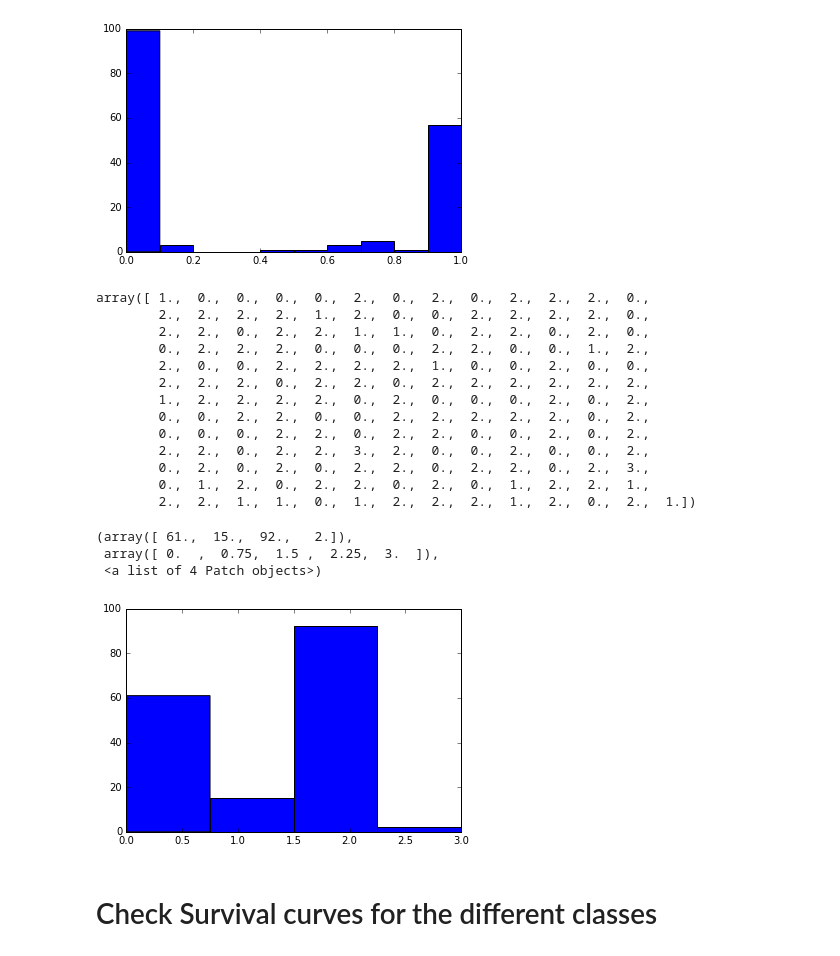
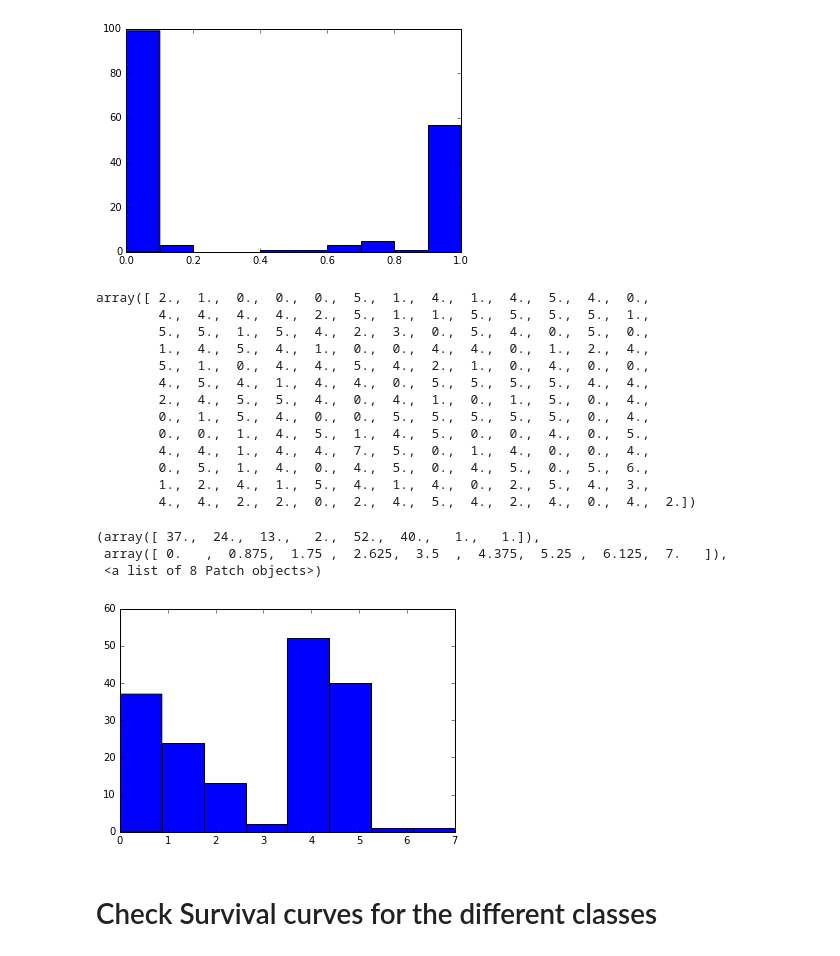
Before and after one commit to glgerard/MDBN, a Jupyter notebook: notebooks/Display Output Layers (Run 2016-12-21_0840)-AML.ipynb, the cells around one changed output. Cells and saved outputs as stored; diff of their text form; code cells hidden in the pictures.

```diff
--- a/notebooks/Display Output Layers (Run 2016-12-21_0840)-AML.ipynb
+++ b/notebooks/Display Output Layers (Run 2016-12-21_0840)-AML.ipynb
@@ -77,7 +75,7 @@ plt.hist(top_output[:,2])
  <a list of 10 Patch objects>)
 [figure]
 # %%
-code = (top_output[:,0:2] > 0.5) * np.ones_like(top_output[:,0:2])
+code = (top_output[:,0:3] > 0.5) * np.ones_like(top_output[:,0:3])
 # %%
 from utils import find_unique_classes
 U = find_unique_classes(code)
@@ -85,26 +83,26 @@ cl = U[0]
 # %%
 cl
 # %% [output]
-array([ 1.,  0.,  0.,  0.,  0.,  2.,  0.,  2.,  0.,  2.,  2.,  2.,  0.,
-        2.,  2.,  2.,  2.,  1.,  2.,  0.,  0.,  2.,  2.,  2.,  2.,  0.,
-        2.,  2.,  0.,  2.,  2.,  1.,  1.,  0.,  2.,  2.,  0.,  2.,  0.,
-        0.,  2.,  2.,  2.,  0.,  0.,  0.,  2.,  2.,  0.,  0.,  1.,  2.,
-        2.,  0.,  0.,  2.,  2.,  2.,  2.,  1.,  0.,  0.,  2.,  0.,  0.,
-        2.,  2.,  2.,  0.,  2.,  2.,  0.,  2.,  2.,  2.,  2.,  2.,  2.,
-        1.,  2.,  2.,  2.,  2.,  0.,  2.,  0.,  0.,  0.,  2.,  0.,  2.,
-        0.,  0.,  2.,  2.,  0.,  0.,  2.,  2.,  2.,  2.,  2.,  0.,  2.,
-        0.,  0.,  0.,  2.,  2.,  0.,  2.,  2.,  0.,  0.,  2.,  0.,  2.,
-        2.,  2.,  0.,  2.,  2.,  3.,  2.,  0.,  0.,  2.,  0.,  0.,  2.,
-        0.,  2.,  0.,  2.,  0.,  2.,  2.,  0.,  2.,  2.,  0.,  2.,  3.,
-        0.,  1.,  2.,  0.,  2.,  2.,  0.,  2.,  0.,  1.,  2.,  2.,  1.,
-        2.,  2.,  1.,  1.,  0.,  1.,  2.,  2.,  2.,  1.,  2.,  0.,  2.,  1.])
+array([ 2.,  1.,  0.,  0.,  0.,  5.,  1.,  4.,  1.,  4.,  5.,  4.,  0.,
+        4.,  4.,  4.,  4.,  2.,  5.,  1.,  1.,  5.,  5.,  5.,  5.,  1.,
+        5.,  5.,  1.,  5.,  4.,  2.,  3.,  0.,  5.,  4.,  0.,  5.,  0.,
+        1.,  4.,  5.,  4.,  1.,  0.,  0.,  4.,  4.,  0.,  1.,  2.,  4.,
+        5.,  1.,  0.,  4.,  4.,  5.,  4.,  2.,  1.,  0.,  4.,  0.,  0.,
+        4.,  5.,  4.,  1.,  4.,  4.,  0.,  5.,  5.,  5.,  5.,  4.,  4.,
+        2.,  4.,  5.,  5.,  4.,  0.,  4.,  1.,  0.,  1.,  5.,  0.,  4.,
+        0.,  1.,  5.,  4.,  0.,  0.,  5.,  5.,  5.,  5.,  5.,  0.,  4.,
+        0.,  0.,  1.,  4.,  5.,  1.,  4.,  5.,  0.,  0.,  4.,  0.,  5.,
+        4.,  4.,  1.,  4.,  4.,  7.,  5.,  0.,  1.,  4.,  0.,  0.,  4.,
+        0.,  5.,  1.,  4.,  0.,  4.,  5.,  0.,  4.,  5.,  0.,  5.,  6.,
+        1.,  2.,  4.,  1.,  5.,  4.,  1.,  4.,  0.,  2.,  5.,  4.,  3.,
+        4.,  4.,  2.,  2.,  0.,  2.,  4.,  5.,  4.,  2.,  4.,  0.,  4.,  2.])
 # %%
-plt.hist(cl,bins=4)
+plt.hist(cl,bins=8)
 # %% [output]
-(array([ 61.,  15.,  92.,   2.]),
- array([ 0.  ,  0.75,  1.5 ,  2.25,  3.  ]),
- <a list of 4 Patch objects>)
+(array([ 37.,  24.,  13.,   2.,  52.,  40.,   1.,   1.]),
+ array([ 0.   ,  0.875,  1.75 ,  2.625,  3.5  ,  4.375,  5.25 ,  6.125,  7.   ]),
+ <a list of 8 Patch objects>)
-[figure, old version]
+[figure, new version]
 # %% [markdown]
 Check Survival curves for the different classes
 ===============================================
```
Also changed, not shown: parts of 3 cells of this notebook, 1 other file.
